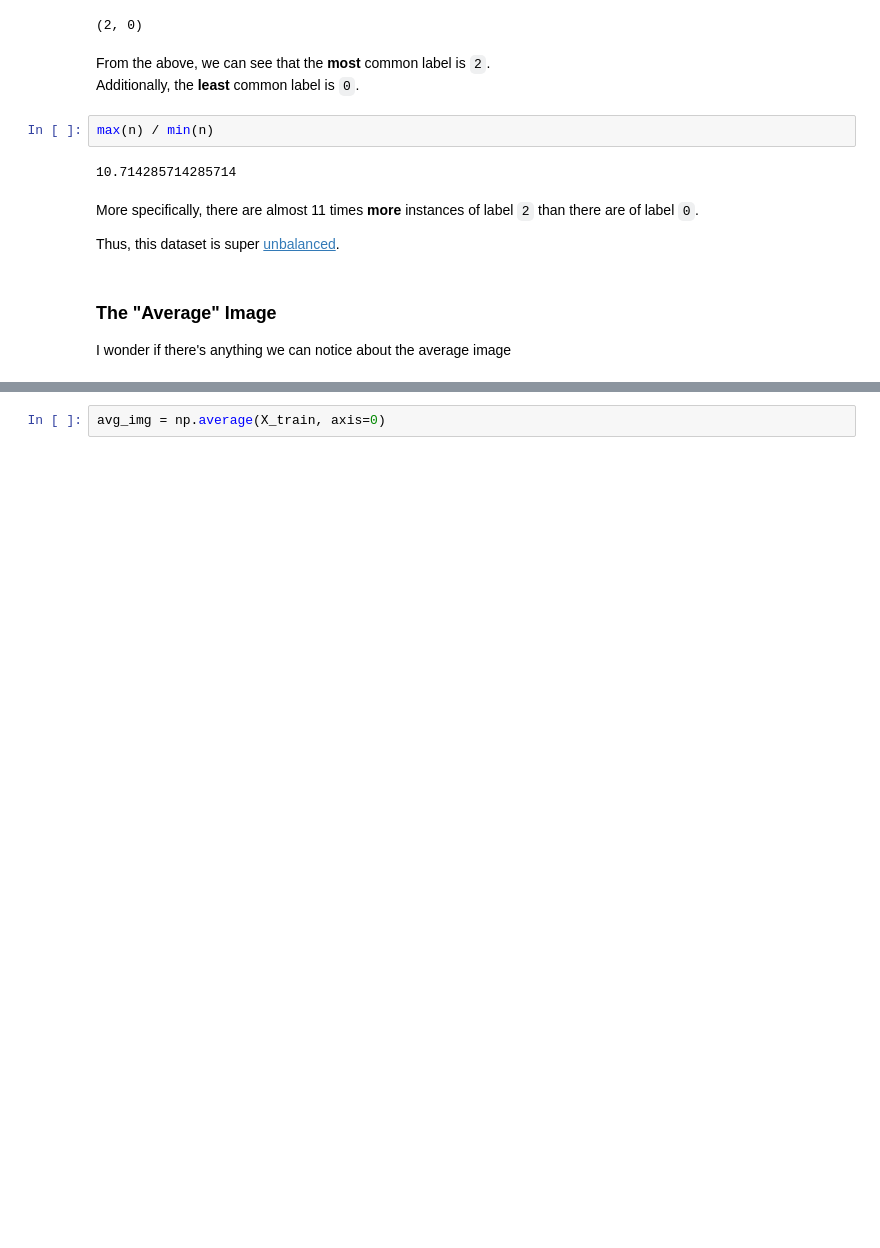
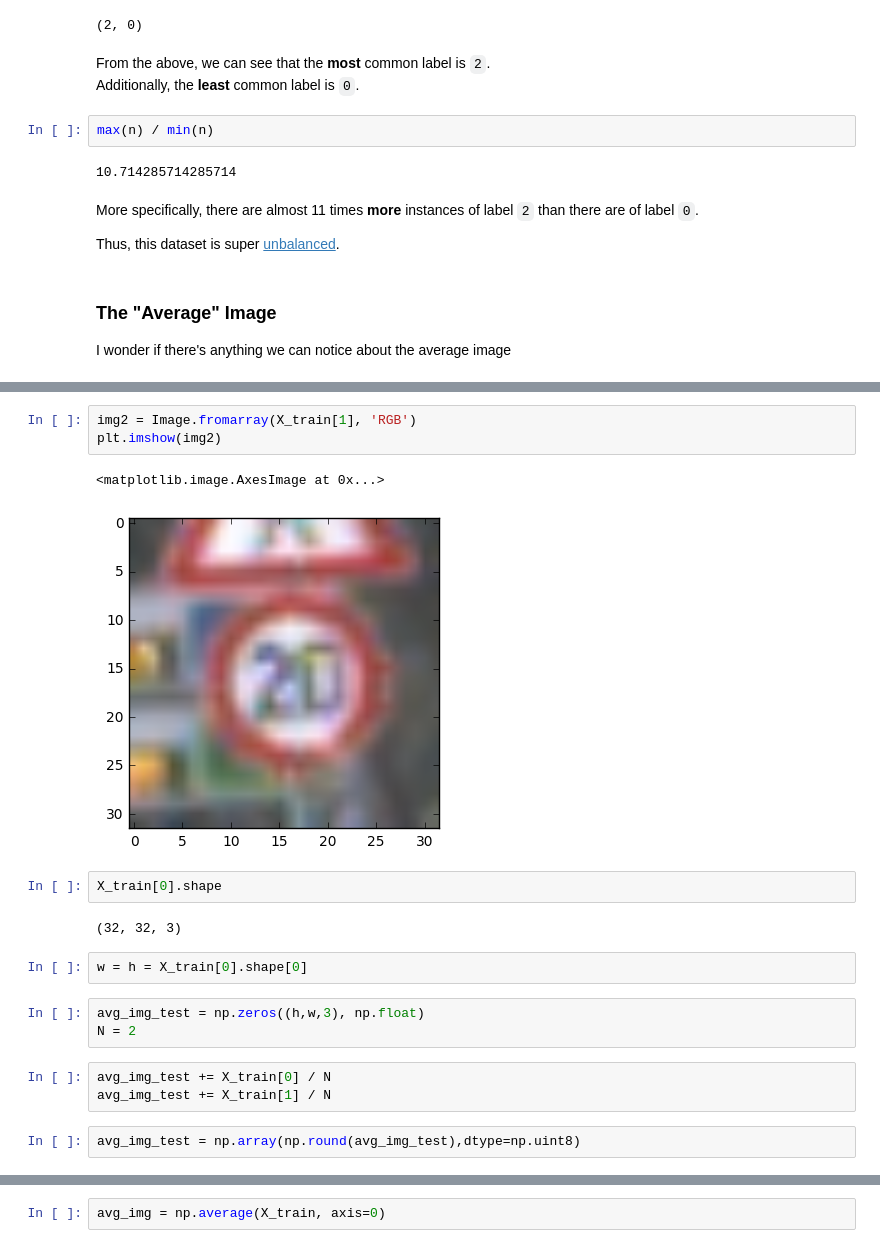
Before and after one commit to mgruben/traffic-signs, a Jupyter notebook: Traffic_Signs_Recognition.ipynb, the cells around one changed output, grey strips where cells are left out. Saved outputs shown, nothing was run; the diff lists cells and outputs as text; blank space fills up the shorter version.

```diff
--- a/Traffic_Signs_Recognition.ipynb
+++ b/Traffic_Signs_Recognition.ipynb
@@ -122,0 +129,20 @@ I wonder if there's anything we can notice about the average image
+# %%
+img2 = Image.fromarray(X_train[1], 'RGB')
+plt.imshow(img2)
+# %% [output]
+<matplotlib.image.AxesImage at 0x...>
+[figure, added]
+# %%
+X_train[0].shape
+# %% [output]
+(32, 32, 3)
+# %%
+w = h = X_train[0].shape[0]
+# %%
+avg_img_test = np.zeros((h,w,3), np.float)
+N = 2
+# %%
+avg_img_test += X_train[0] / N
+avg_img_test += X_train[1] / N
+# %%
+avg_img_test = np.array(np.round(avg_img_test),dtype=np.uint8)
```
Also changed, not shown: parts of 3 cells of this notebook.
